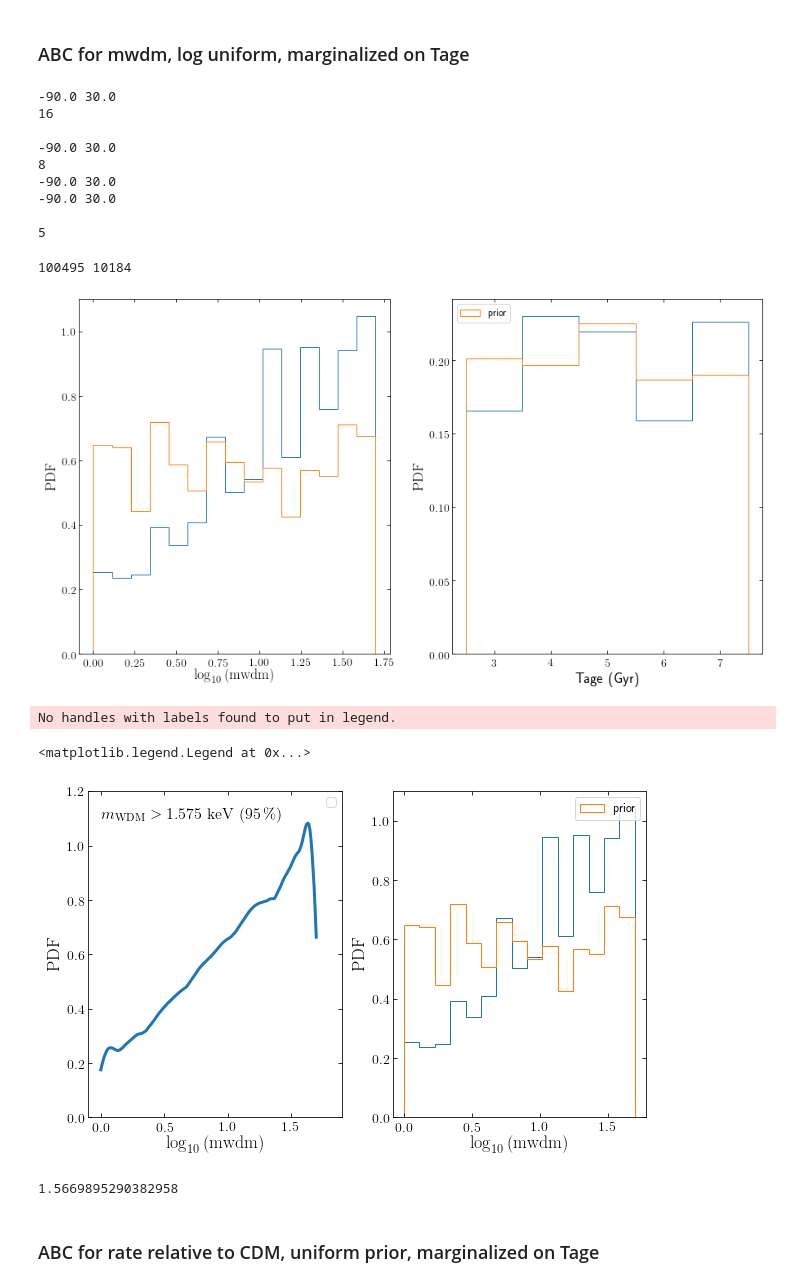
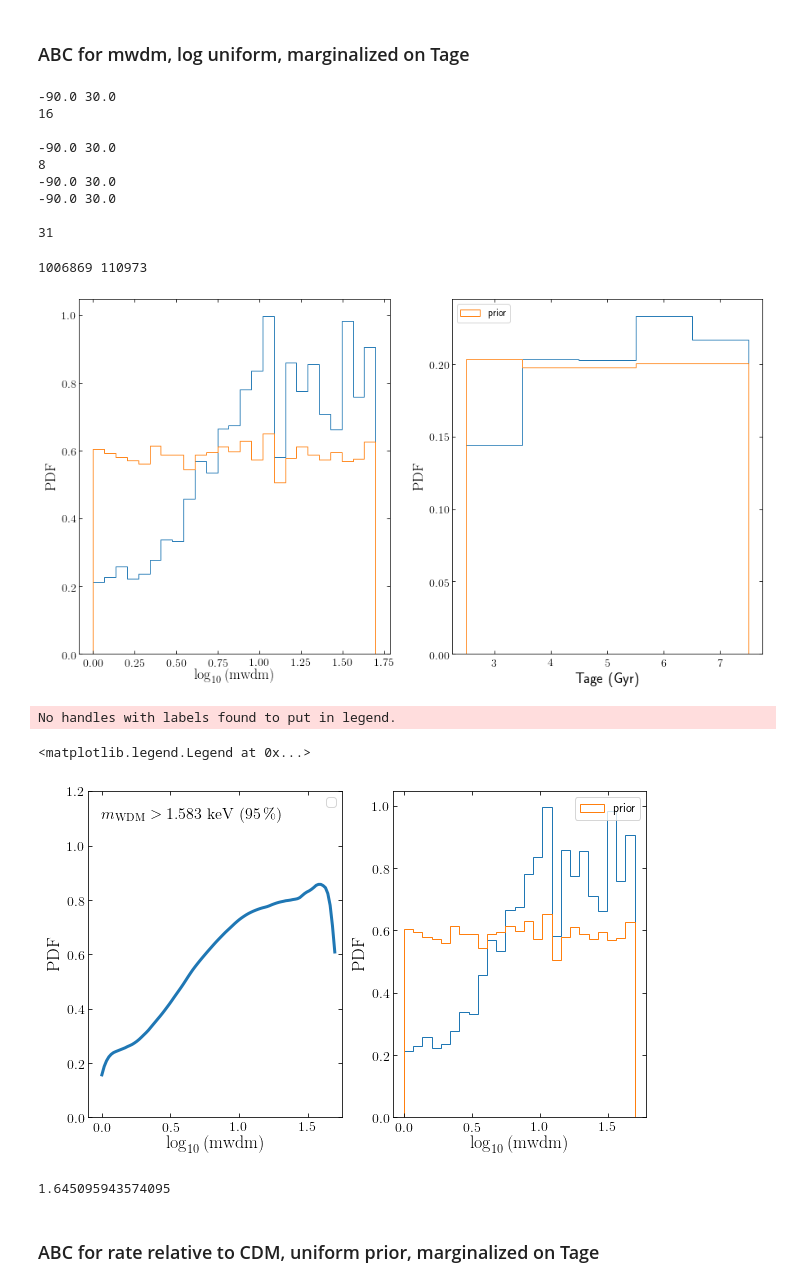
Before and after one commit to nbanik/Analyze_GD-1, a Jupyter notebook: ABC.ipynb, the cells around one changed output. Saved outputs shown, nothing was run; the diff lists cells and outputs as text; code cells hidden in the pictures.

```diff
--- a/ABC.ipynb
+++ b/ABC.ipynb
@@ -575,7 +575,7 @@ def plot_pdf(rate_array,dat_type='rate',color=sns.color_palette()[0],zorder=8,
                                size=16.,top_left=True)
 
     elif dat_type=='loguniform_mwdm':
-        xxs= numpy.linspace(0.,np.log10(50.),201)
+        xxs= numpy.linspace(0.,np.log10(50.),101)
         kdey_full= kde_epanechnikov_loguniform_mwdm(xxs,kernel_width,rate_full)+numpy.random.uniform(size=len(xxs))*0.000001
         kdey_full/= numpy.sum(kdey_full)*(xxs[1]-xxs[0])
 
@@ -746,7 +746,7 @@ def compute_power_loguniform_mwdm_margTage(dir='dens_Omega/sims_for_ABC_logunifo
     print (err_count)
     return None
 # %%
-compute_power_loguniform_mwdm_margTage()
+compute_power_loguniform_mwdm_margTage(Nbatch=200)
 # %% [output]
 -90.0 30.0
 16
@@ -756,7 +756,7 @@ compute_power_loguniform_mwdm_margTage()
 -90.0 30.0
 -90.0 30.0
 
-5
+31
 # %%
 #read the diff file and construct the posterior after combining both the leading and trailing arm
 
@@ -768,12 +768,12 @@ abc_diff_le=np.loadtxt(dir2 + 'ABC_loguniform_mwdm_power_diff_leading_lenthresho
 
 tol_tr_hi=0.6
 tol_tr_med=0.5
-tol_tr_lo=0.3
+tol_tr_lo=0.4
 
 
 tol_le_hi=0.6
 tol_le_med=0.5
-tol_le_lo=0.3
+tol_le_lo=0.4
 
 
 accepted_mwdm=[]
@@ -807,7 +807,7 @@ for ii in range(NN):
 
 print (len(abc_diff_tr), len(accepted_mwdm))
 # %% [output]
-100495 10184
+1006869 110973
 # %%
 #rand_rate=np.loadtxt("random_loguniformAmp_uniformSlope_loguniformMwdm.dat")[:,0]
 
@@ -823,8 +823,8 @@ midTage=[3.,4.,5.,6.,7.]
 
 plt.figure(figsize=(15,8))
 plt.subplot(1,2,1)
-plt.hist(accepted_mwdm,bins=15,density=True,histtype='step')
-plt.hist(mwdm_all,bins=15,density=True,histtype='step')
+plt.hist(accepted_mwdm,bins=25,density=True,histtype='step')
+plt.hist(mwdm_all,bins=25,density=True,histtype='step')
 #plt.plot(midbin,count)
 plt.xlabel(r'$\log_{10}\left(\mathrm{mwdm}\right)$')
 plt.ylabel(r'$\mathrm{PDF}$')
@@ -841,34 +841,36 @@ plt.ylabel(r'$\mathrm{PDF}$')
 
 plt.show()
 # %% [output]
-[figure, old version]
+[figure, new version]
 # %%
 bovy_plot.bovy_print(axes_labelsize=18.,xtick_labelsize=14.,ytick_labelsize=14.)
 figsize(10,6)
 cmap= cm.plasma
 subplot(1,2,1)
-plot_pdf(accepted_mwdm,dat_type='loguniform_mwdm',add_68peak_95up=False,add_95up=False,add_95low=True,kernel_width=0.8,label=r'',overplot=True)
+plot_pdf(accepted_mwdm,dat_type='loguniform_mwdm',add_68peak_95up=False,add_95up=False,add_95low=True,kernel_width=1.,label=r'',overplot=True)
 xlabel(r'$\log_{10}\left(\mathrm{mwdm}\right)$')
 ylabel(r'$\mathrm{PDF}$')
-xlim(-0.1,1.9)
+xlim(-0.1,1.75)
 ylim(0.,1.2)
 
 subplot(1,2,2)
-plt.hist(accepted_mwdm,bins=15,density=True,histtype='step')
-plt.hist(mwdm_all,bins=15,density=True,histtype='step',label='prior')
+plt.hist(accepted_mwdm,bins=25,density=True,histtype='step')
+plt.hist(mwdm_all,bins=25,density=True,histtype='step',label='prior')
 #plt.savefig('hist_lognormal1sigmarate_hist_prior_posterior.pdf')
 xlabel(r'$\log_{10}\left(\mathrm{mwdm}\right)$')
 ylabel(r'$\mathrm{PDF}$')
 legend(loc='upper right')
 #savefig("ABC_posterior_lognormal_1sigma rate_margTage.pdf")
 # %% [output]
 No handles with labels found to put in legend.
 <matplotlib.legend.Legend at 0x...>
-[figure, old version]
+[figure, new version]
 # %%
 print (10**(np.percentile(accepted_mwdm,q=5,interpolation='midpoint')))
+
+#print (np.log10(50.))
 # %% [output]
-1.5669895290382958
+1.645095943574095
 # %% [markdown]
 ### ABC for rate relative to CDM, uniform prior, marginalized on Tage
 # %%
```
Also changed, not shown: parts of 5 cells of this notebook.
